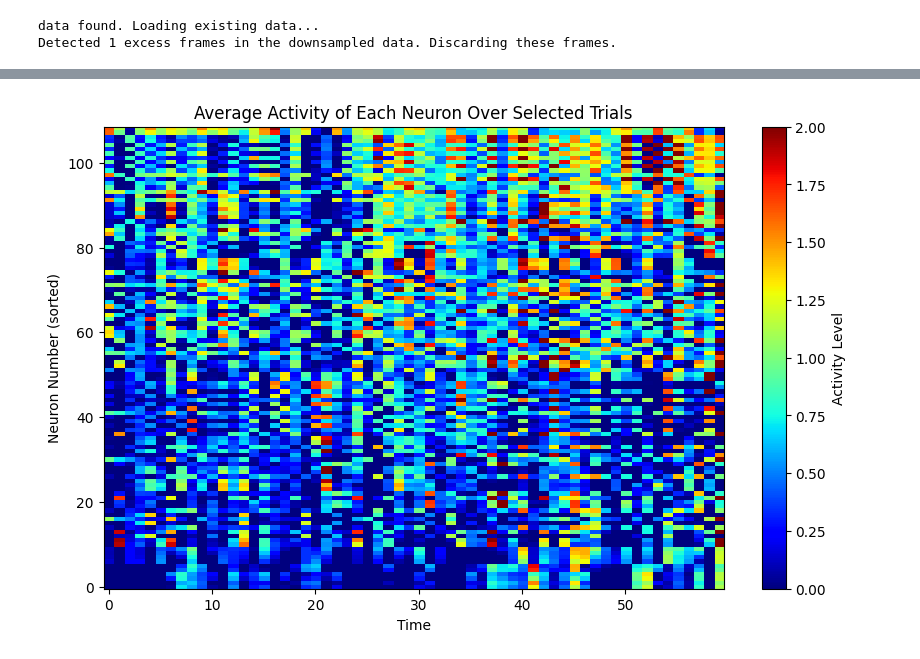
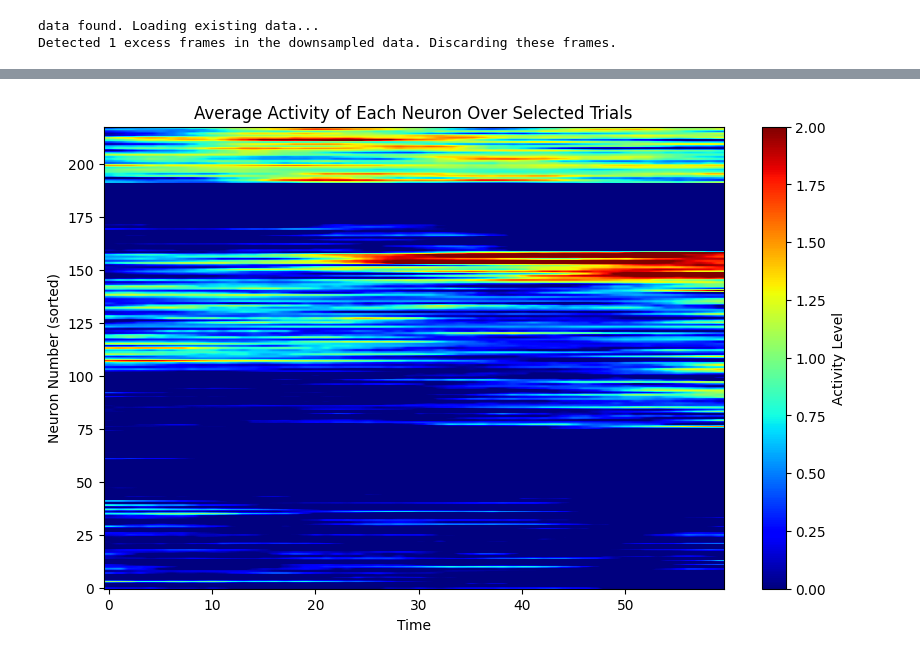
Before and after one commit to neurogears/sarahe-vr-2p, a Jupyter notebook: analysis/preprocessData.ipynb, the cells around one changed output, grey strips where cells are left out. Drawn from its saved outputs; the diff is of its cells as text; code cells hidden in the pictures.

Commit message:
added last basic plots for workflow

```diff
--- a/analysis/preprocessData.ipynb
+++ b/analysis/preprocessData.ipynb
@@ -12,11 +18,10 @@ data_dir = r'Y:\\public\\projects\SaEl_20220201_VIP\\2pdata\subj_record_silence.
 # Load Excel file using pandas
 sheet_name = 'RSC_axon'
 table = pd.read_excel(data_dir, sheet_name=sheet_name)
-ani=14
-
+ani=22
 suite2ppath = table.iloc[ani][5]  # Assuming the column name is 'path'
 behavior_data_path = table.iloc[ani][2]  # Replace 'behavior_data_path' with the correct column name
-# folder_path =  r'Y:\\public\\projects\SaEl_20220201_VIP\\2pdata\\RSCaxonimaging\se067\AB\\behavior_data'
+# # folder_path =  r'Y:\\public\\projects\SaEl_20220201_VIP\\2pdata\\RSCaxonimaging\se067\AB\\behavior_data'
 analog_file = os.path.join(behavior_data_path,'AnalogInput.bin')
 analog_data = np.fromfile(analog_file, dtype=np.float64).reshape(-1,2).transpose()
 fs_analog = 1000 #samples per second
@@ -212,4 +210,4 @@ def check_data(behavior_data_path, data,scanner_times, n_planes):
         downsampled_data = pd.read_pickle(data_path)
     return downsampled_data
 # %%
-ops, dff_Zscore, all_cells_indices, n_planes, iscell, TC_Dff_zscore= process_suite2p_data(suite2ppath)
+ops, dff_Zscore, all_cells_indices, n_planes, iscell= process_suite2p_data(suite2ppath)
@@ -372,18 +341,17 @@ data found. Loading existing data...
 Detected 1 excess frames in the downsampled data. Discarding these frames.
 # %%
 n_gratings = 2
-gratings_start = aligned_data[aligned_data['Stim'] != 0].index
+gratings_start = aligned_data[~aligned_data['Stim'].isin([0, np.nan])].index
 trial_start_indices = aligned_data[aligned_data['Lap_Start'] == 1].index.tolist()
 ntrial = len(extract_trial_type(log_file,'trialTypeLabel'))
 trial_type = extract_trial_type(log_file,'trialTypeLabel')
-stim_value = aligned_data[aligned_data['Stim'] != 0]['Stim']
+stim_value = aligned_data[~aligned_data['Stim'].isin([0, np.nan])]
 
 trials = []
 for i in range(len(trial_start_indices)-1):
     trial_data = aligned_data.iloc[trial_start_indices[i]:trial_start_indices[i + 1]]
     trials.append(trial_data)
 
-gratings_start = aligned_data[aligned_data['Stim'] != 0].index
 condition = (gratings_start > trial_start_indices[0]) & (gratings_start < trial_start_indices[-1])
 gratings_start = gratings_start[condition]
 stim_value = stim_value[condition]
@@ -406,6 +374,8 @@ for grating, indices in grating_onsets_dict.items():
         expanded.append(expanded_range)
     grating_indices[grating] = expanded
 
-unpred_trials = [i for i, x in enumerate(trial_type) if x == 2]
+unpred_trials = [i for i, x in enumerate(trial_type) if x == 3]
+B_trials = [item - 1 for item in unpred_trials]
+pred_trials =[i for i, x in enumerate(trial_type) if x == 1]
 # %%
 prestim_frames = slice(5,15)
@@ -442,32 +486,36 @@ plt.show()
 # %%
 # Get the matrix containing only the neurons in sig_neurons['gr_2']
-neuron_activity = dff_Zscore[sig_neurons['gr_1'], :]
+trial_subset = slice(1,8)
+grat='gr_2'
+neuron_activity = dff_Zscore
+# neuron_activity = dff_Zscore[sig_neurons['gr_1'],:]
 # If every trial has the same length, get the trial length
 trial_length = len(grating_indices[list(grating_indices.keys())[0]][0])
-# Create an array of trial_indices based on unpred_trials and trial_subset
-trial_indices = [grating_indices['gr_1'][i] for i in unpred_trials[trial_subset]]
-# If the trials are continuous and of equal length, use a matrix slicing approach
-# Convert trial indices list to an array for easier indexing
+trial_indices = [grating_indices[grat][i] for i in unpred_trials[trial_subset]]
 trial_indices_array = np.array(trial_indices).reshape(-1)
-
-# Get the activities for these trials and reshape them to (#neurons, #trials, trial_length)
-activity_selected_trials = neuron_activity[:, trial_indices_array].reshape(len(sig_neurons['gr_1']), -1, trial_length)
+activity_selected_trials = neuron_activity[:, trial_indices_array].reshape(dff_Zscore.shape[0], -1, trial_length)
+# activity_selected_trials = neuron_activity[:, trial_indices_array].reshape(len(sig_neurons['gr_1']), -1, trial_length)
 
 # Compute the average across trials
 average_across_trials = np.mean(activity_selected_trials, axis=1)
-responsivity = np.mean(average_across_trials[:, 25:34], axis=1)
-# 2. Get the indices that would sort the mean activity
+responsivity = np.mean(average_across_trials[:, 25:32], axis=1)
 sorted_indices = np.argsort(responsivity)
-# 3. Sort the rows of the heatmap data
+sorted_data = average_across_trials[sorted_indices, :]
+
+# Perform k-means clustering on the responsivity values
+clustnum = 8
+r = KMeans(n_clusters=clustnum).fit_predict(average_across_trials)
+# Sort by mean cluster
+sorted_indices = np.argsort(r)
 sorted_data = average_across_trials[sorted_indices, :]
 
 # 4. Plot the heatmap
 plt.figure(figsize=(10, 6))
 plt.imshow(sorted_data, aspect='auto', cmap='jet', origin='lower', vmin=0, vmax=2)
 plt.colorbar(label='Activity Level')
 plt.ylabel('Neuron Number (sorted)')
 plt.xlabel('Time')
 plt.title('Average Activity of Each Neuron Over Selected Trials')
 plt.show()
 # %% [output]
-[figure, old version]
+[figure, new version]
```
Also changed, not shown: parts of 19 cells of this notebook.
